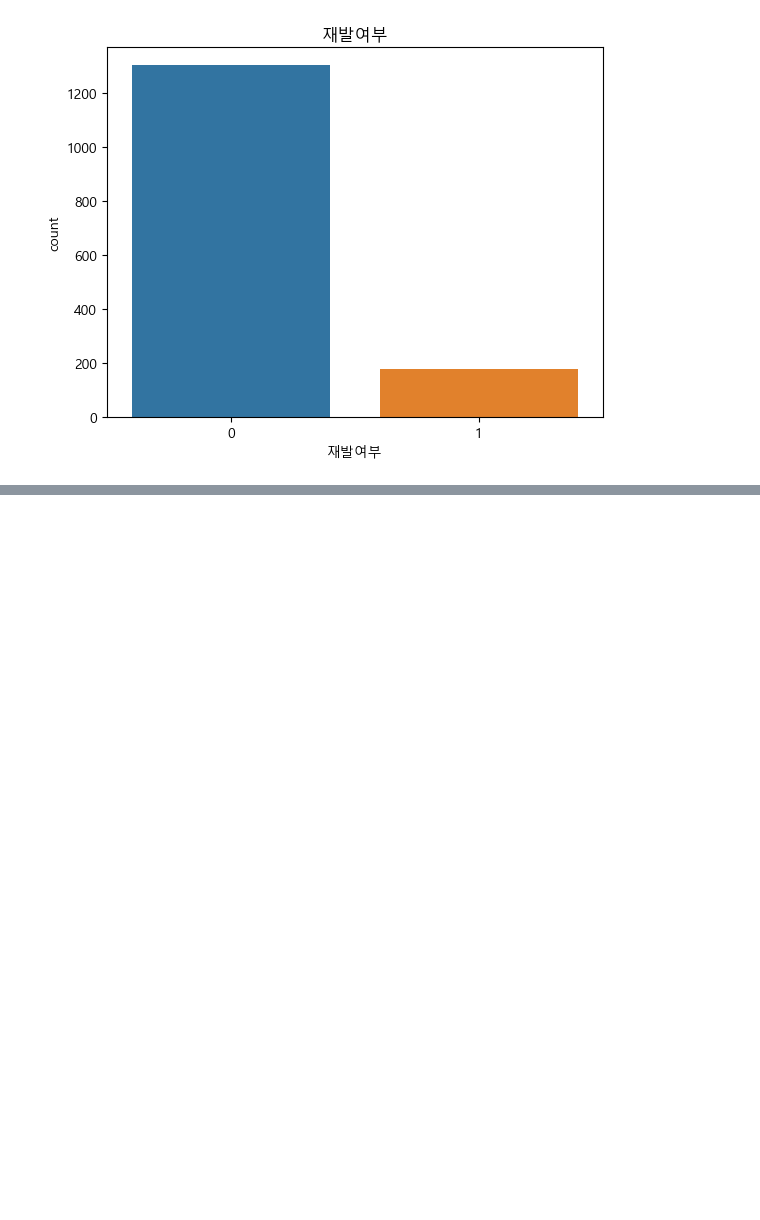
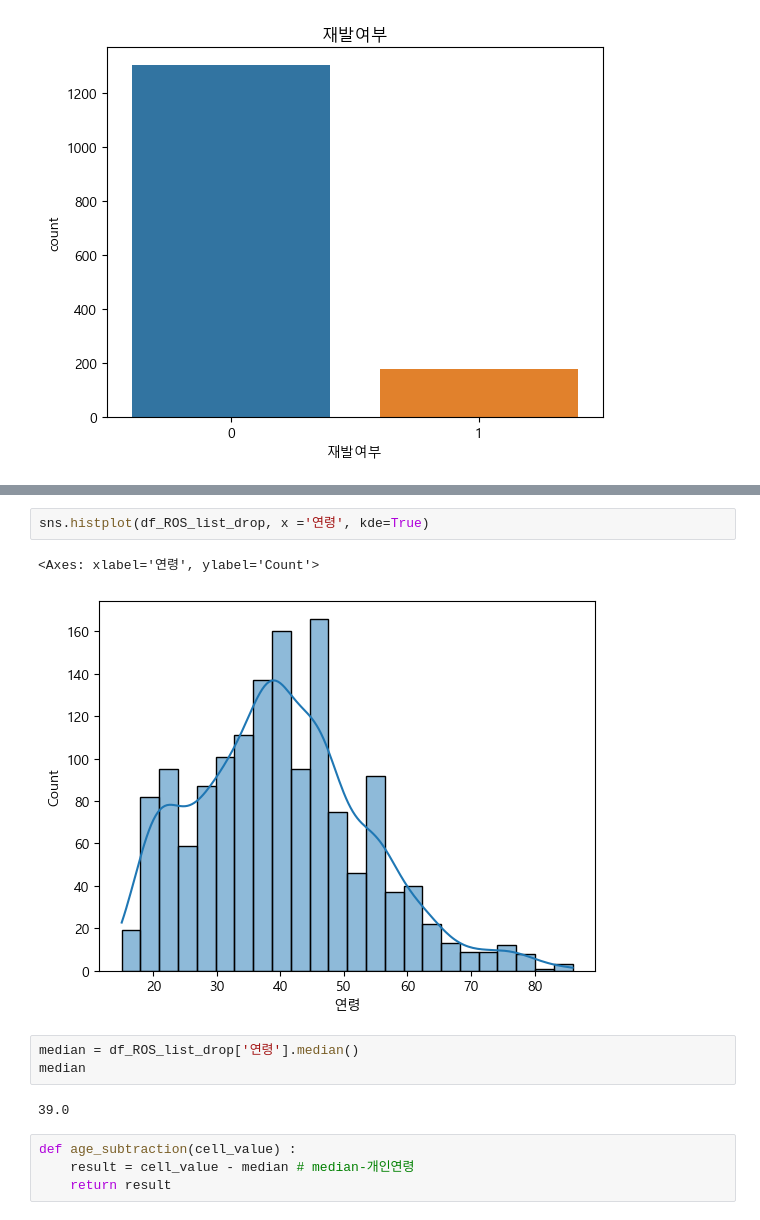
Before and after one commit to SSSanga/study_data_analytics, a Jupyter notebook: codes/DDA/RecurrenceOfSurgery_DDA_quests.ipynb, the cells around one changed output, grey strips where cells are left out. Cells and saved outputs as stored; diff of their text form; blank space fills up the shorter version.

```diff
--- a/codes/DDA/RecurrenceOfSurgery_DDA_quests.ipynb
+++ b/codes/DDA/RecurrenceOfSurgery_DDA_quests.ipynb
@@ -293,0 +351,14 @@ plt.show()
+# %%
+sns.histplot(df_ROS_list_drop, x ='연령', kde=True)
+# %% [output]
+<Axes: xlabel='연령', ylabel='Count'>
+[figure, added]
+# %%
+median = df_ROS_list_drop['연령'].median()
+median
+# %% [output]
+39.0
+# %%
+def age_subtraction(cell_value) :
+    result = cell_value - median # median-개인연령
+    return result
```
Also changed, not shown: parts of 14 cells of this notebook, 4 other files.
